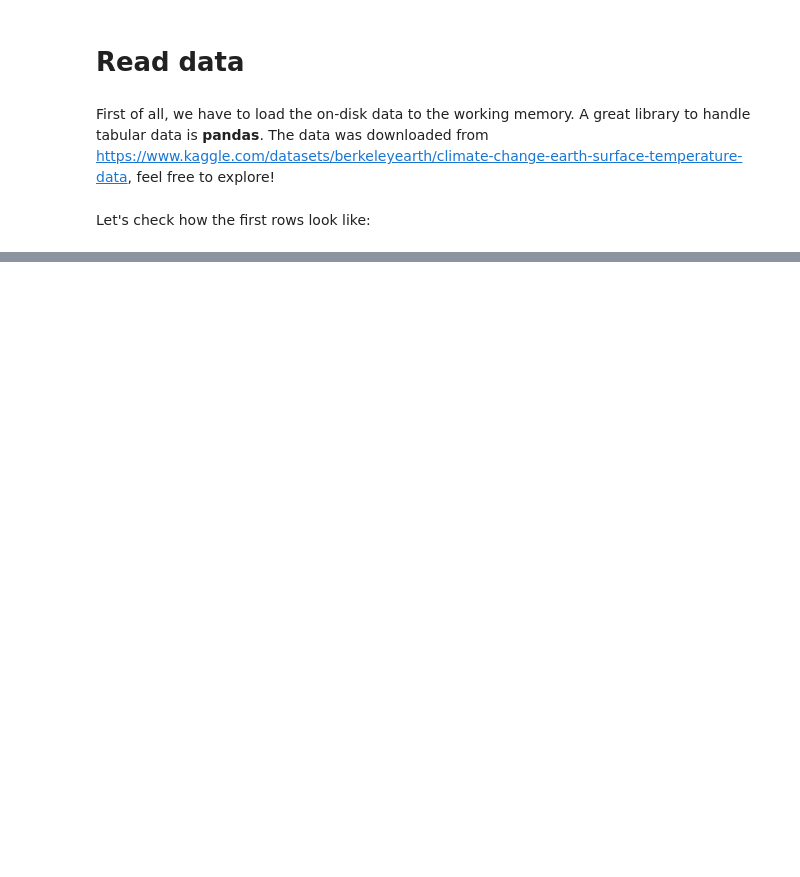
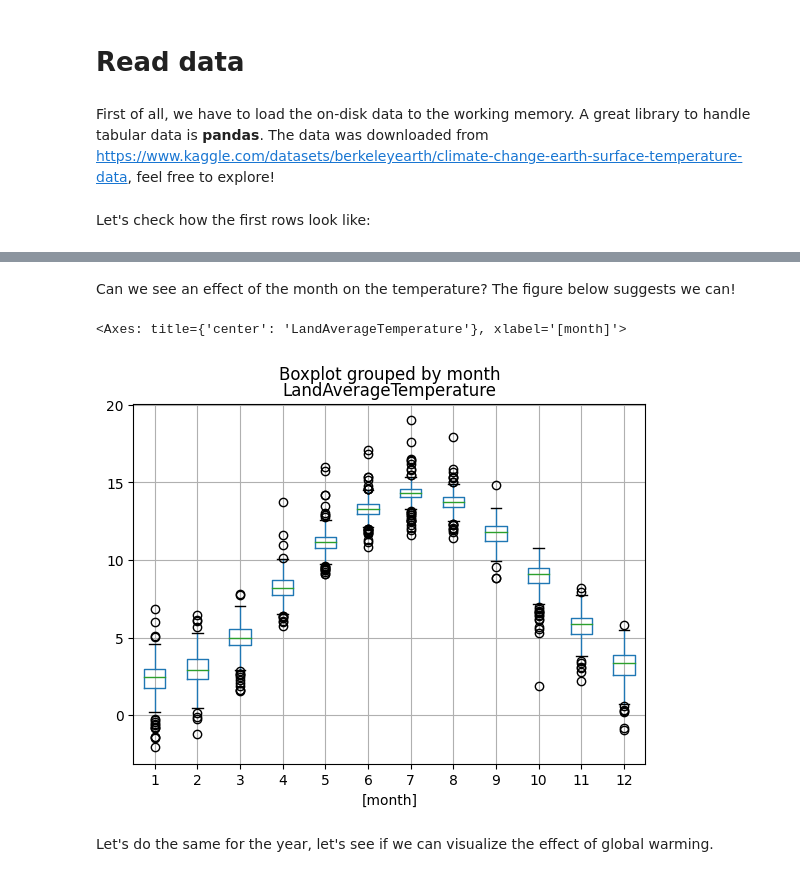
Before and after one commit to AE-nv/workshop_forecasting_2023, a Jupyter notebook: notebooks/EDA.ipynb, the cells around one changed output, grey strips where cells are left out. Drawn from its saved outputs; the diff is of its cells as text; code cells hidden in the pictures; blank space fills up the shorter version.

```diff
--- a/notebooks/EDA.ipynb
+++ b/notebooks/EDA.ipynb
@@ -30,0 +70,10 @@ dtype: object
+# %% [markdown]
+Can we see an effect of the month on the temperature? The figure below suggests we can!
+# %%
+df["month"] = df.dt.dt.month
+df.boxplot(column=['LandAverageTemperature'], by=['month'])
+# %% [output]
+<Axes: title={'center': 'LandAverageTemperature'}, xlabel='[month]'>
+[figure, added]
+# %% [markdown]
+Let's do the same for the year, let's see if we can visualize the effect of global warming.
```
Also changed, not shown: parts of 19 cells of this notebook.
